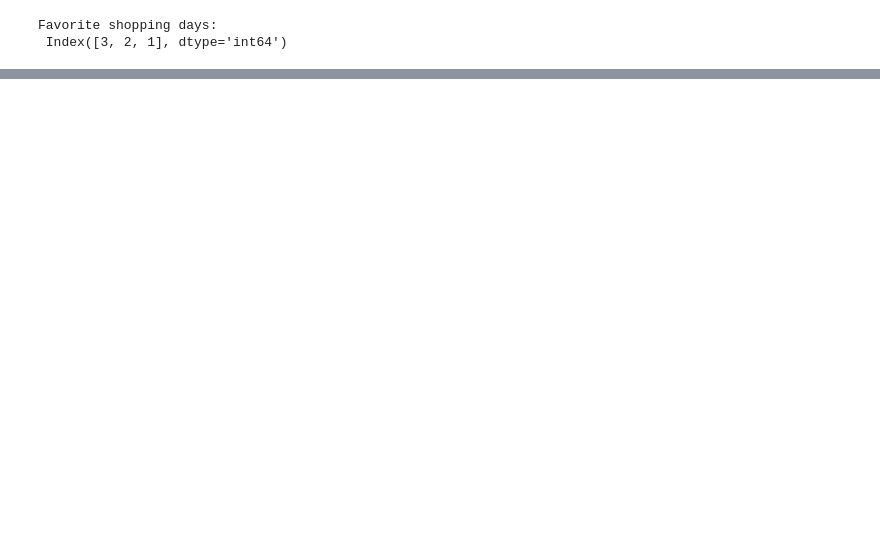
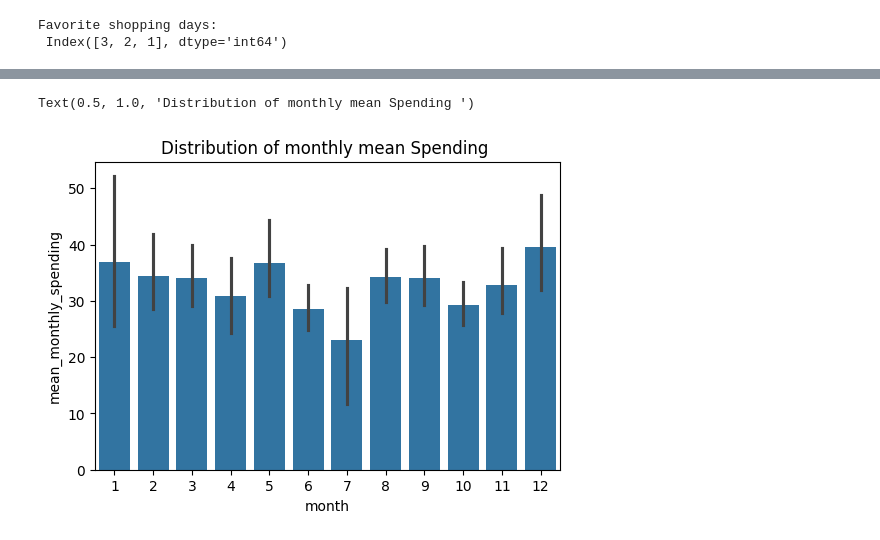
Before and after one commit to seemantk-protean/DevopsRepo, a Jupyter notebook: 29-07-2024.ipynb, the cells around one changed output, grey strips where cells are left out. Cells and saved outputs as stored; diff of their text form; code cells hidden in the pictures; blank space fills up the shorter version.

```diff
--- a/29-07-2024.ipynb
+++ b/29-07-2024.ipynb
@@ -4,7 +4,7 @@ import matplotlib.pyplot as plt
 import seaborn as sns
 import numpy as np
 # %%
-df = pd.read_csv("D:/New folder/Assignment/data.csv",encoding='unicode_escape')
+df = pd.read_csv("D:/localrepo/data.csv",encoding='unicode_escape')
 df.head()
 # %% [output]
 |  | InvoiceNo | StockCode | Description | Quantity | InvoiceDate | UnitPrice | CustomerID | Country |
@@ -297,0 +293,5 @@ Favorite shopping days:
+# %%
+# Calculate monthly spending for each customer
+monthly_spending = df.groupby(['CustomerID', 'year', 'month'])['order_amt'].mean().reset_index()
+# %%
+mean_monthly_spending=monthly_spending.rename(columns={'order_amt':'mean_monthly_spending'})
@@ -297,0 +314,9 @@ Favorite shopping days:
+# %%
+plt.figure(figsize=(6,4))
+sns.barplot(x=mean_monthly_spending['month'],y=mean_monthly_spending['mean_monthly_spending'])
+
+plt.title("Distribution of monthly mean Spending ")
+# plt.legend(mean_monthly_spending["mean_monthly_spending"])
+# %% [output]
+Text(0.5, 1.0, 'Distribution of monthly mean Spending ')
+[figure, added]
```
Also changed, not shown: parts of 3 cells of this notebook.
